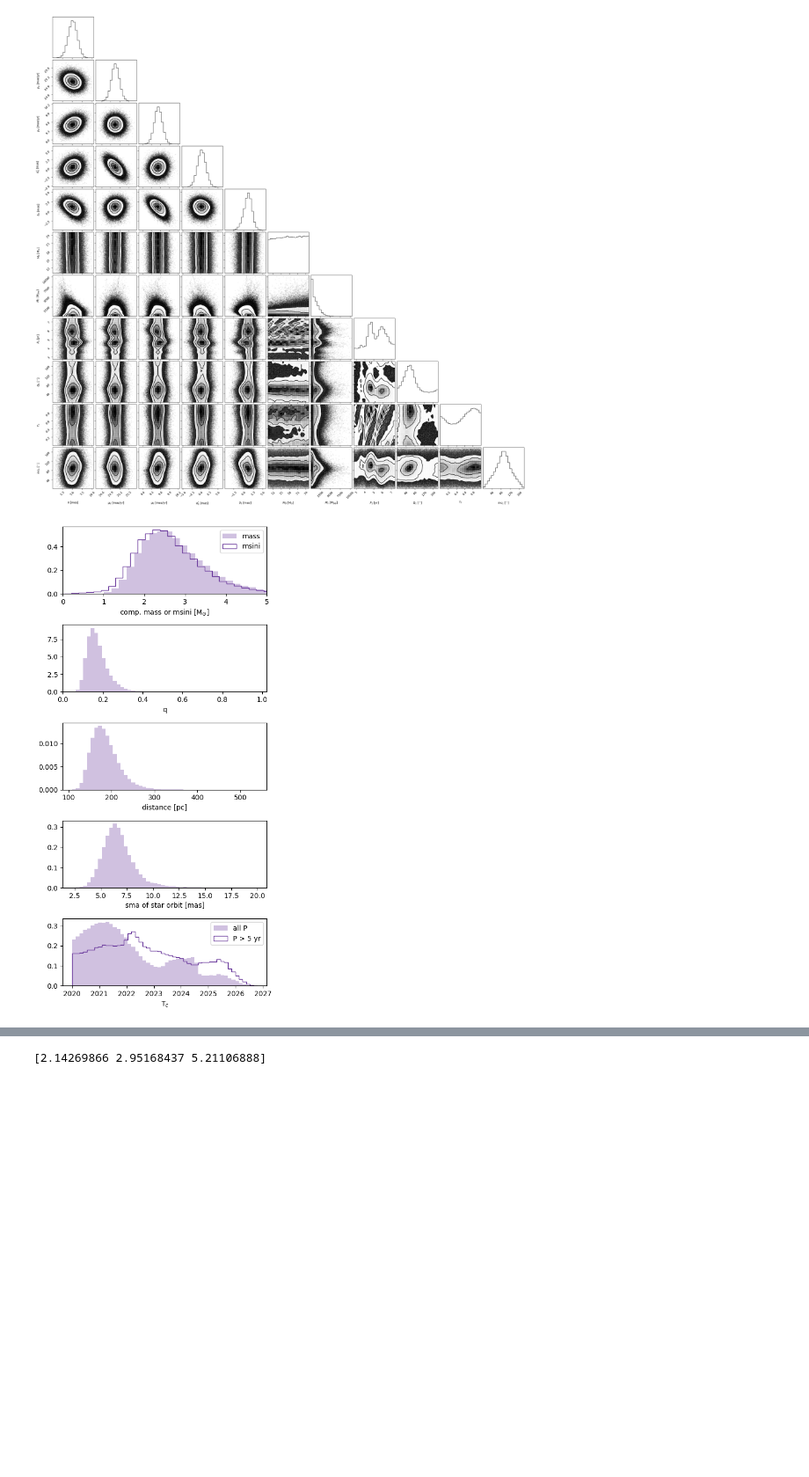
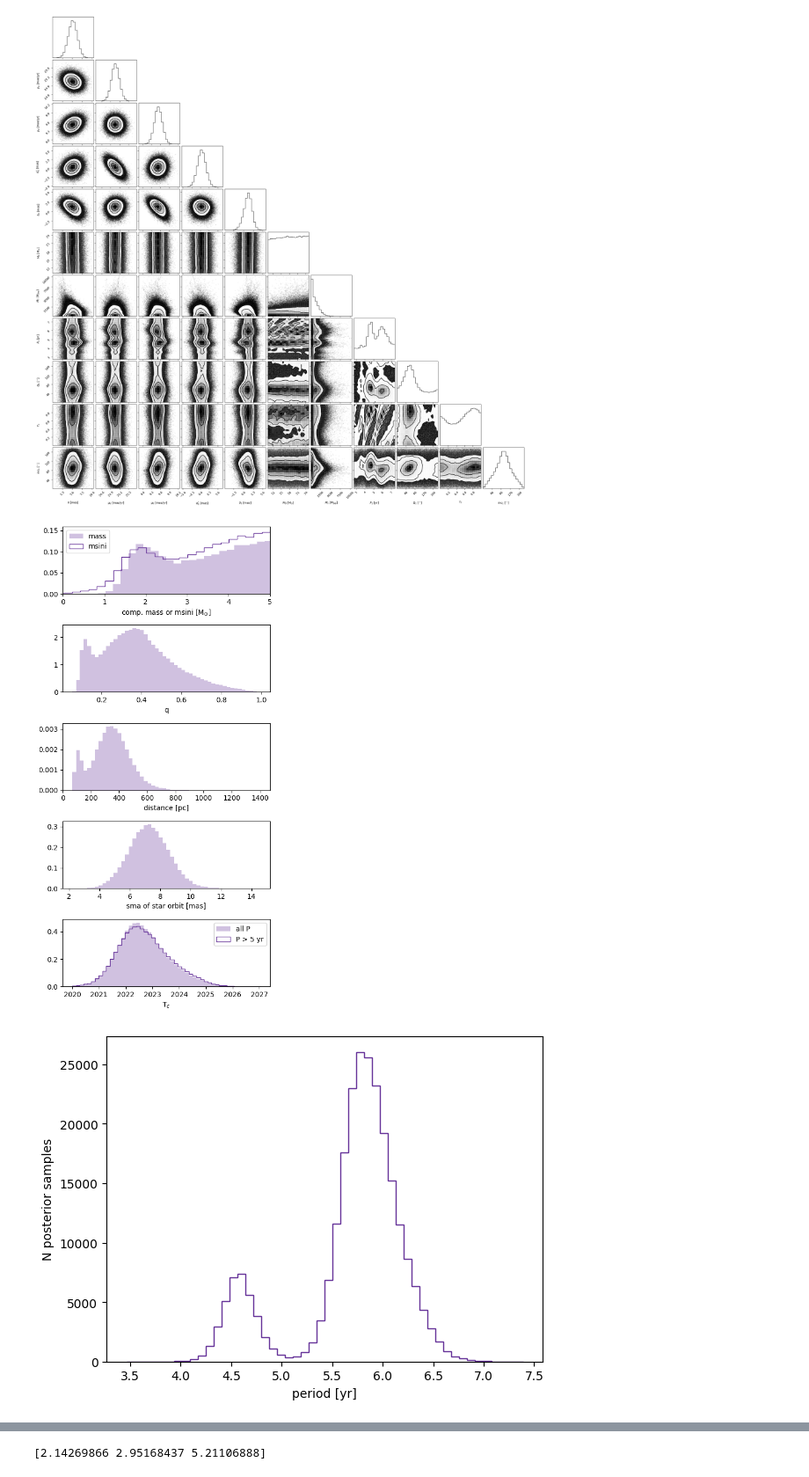
Before and after one commit to sblunt/betelgeuse, a Jupyter notebook: is_it_real.ipynb, the cells around one changed output, grey strips where cells are left out. Shown at 88% size. Saved outputs shown, nothing was run; the diff lists cells and outputs as text; code cells hidden in the pictures; blank space fills up the shorter version.

Commit message:
updated versions of plots in current draft

```diff
--- a/is_it_real.ipynb
+++ b/is_it_real.ipynb
@@ -9,8 +9,8 @@ from astropy.time import Time
 from scipy.stats import norm
 
 # 1A
-# planet = True
-# run_name = "planetTrue_dvdFalse_renormHIPFalse_fitradioTrue_fithipparcosTrue_burn100_total25000000"
+planet = True
+run_name = "planetTrue_dvdFalse_renormHIPFalse_fitradioTrue_fithipparcosTrue_burn100_total25000000"
 
 # 1B
 # planet = False
@@ -22,10 +22,10 @@ from scipy.stats import norm
 # run_name = "planetTrue_dvdFalse_renormHIPFalse_fitradioTrue_fithipparcosTrue_eccfree_burn100_total25000000"
 
 # 1D
-planet = True
-ecc = False
-jit = True
-run_name = "planetTrue_dvdFalse_renormHIPFalse_fitradioTrue_fithipparcosTrue_fitastromjitter_burn100_total25000000"
+# planet = True
+# ecc = False
+# jit = True
+# run_name = "planetTrue_dvdFalse_renormHIPFalse_fitradioTrue_fithipparcosTrue_fitastromjitter_burn100_total25000000"
 
 # 2A
 # planet = True
@@ -204,34 +204,46 @@ tc_post = tP_post + per_post_days / (2 * np.pi) * (
 
 
 after_date = after_date = Time(2020, format="decimalyear").mjd
 num_periods = (after_date - tc_post) / per_post_days
 num_periods = np.ceil(num_periods).astype(int)
 tc_post += num_periods * per_post_days
 
 ax[4].hist(
     Time(tc_post, format="mjd").decimalyear,
     bins=50,
     color="rebeccapurple",
     density=True,
     alpha=0.3,
     label="all P",
 )
 ax[4].hist(
     Time(tc_post[per_mask], format="mjd").decimalyear,
     bins=50,
     color="rebeccapurple",
     density=True,
     histtype="step",
     label="P > 5 yr",
 )
 
 ax[4].legend()
 ax[4].set_xlabel("T$_c$")
 
 plt.tight_layout()
 plt.savefig("{}/mass_period.png".format(savedir), dpi=250)
+
+fig = plt.figure()
+plt.hist(
+    beetle_results.post[:, beetle_results.param_idx["per1"]],
+    histtype="step",
+    bins=50,
+    color="rebeccapurple",
+)
+plt.xlabel("period [yr]")
+plt.ylabel("N posterior samples")
+plt.savefig(f"{savedir}/period.png", dpi=250)
 # %% [output]
-[figure, old version]
+[figure, new version]
+[figure, added]
 # %%
 # show jitter/m1 correlation
 import corner
```
Also changed, not shown: parts of 2 cells of this notebook, 5 other files.
